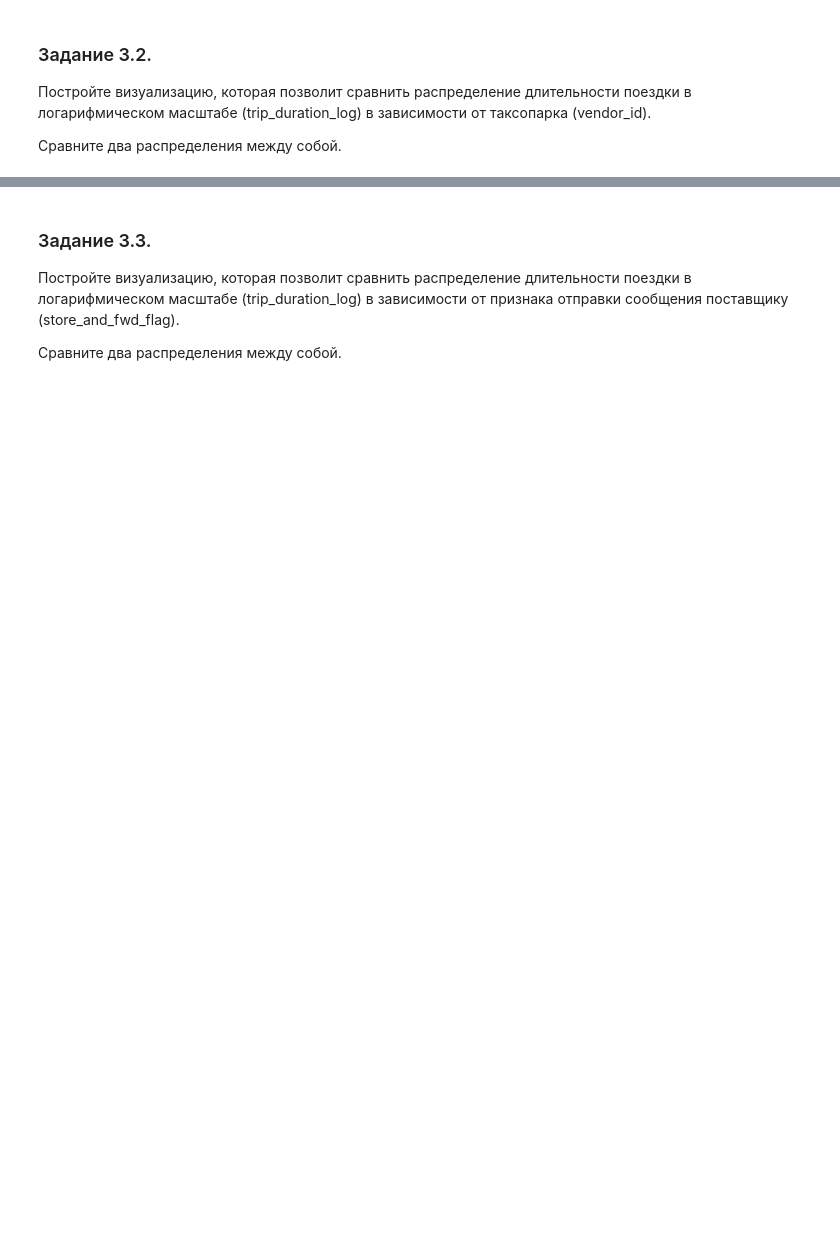
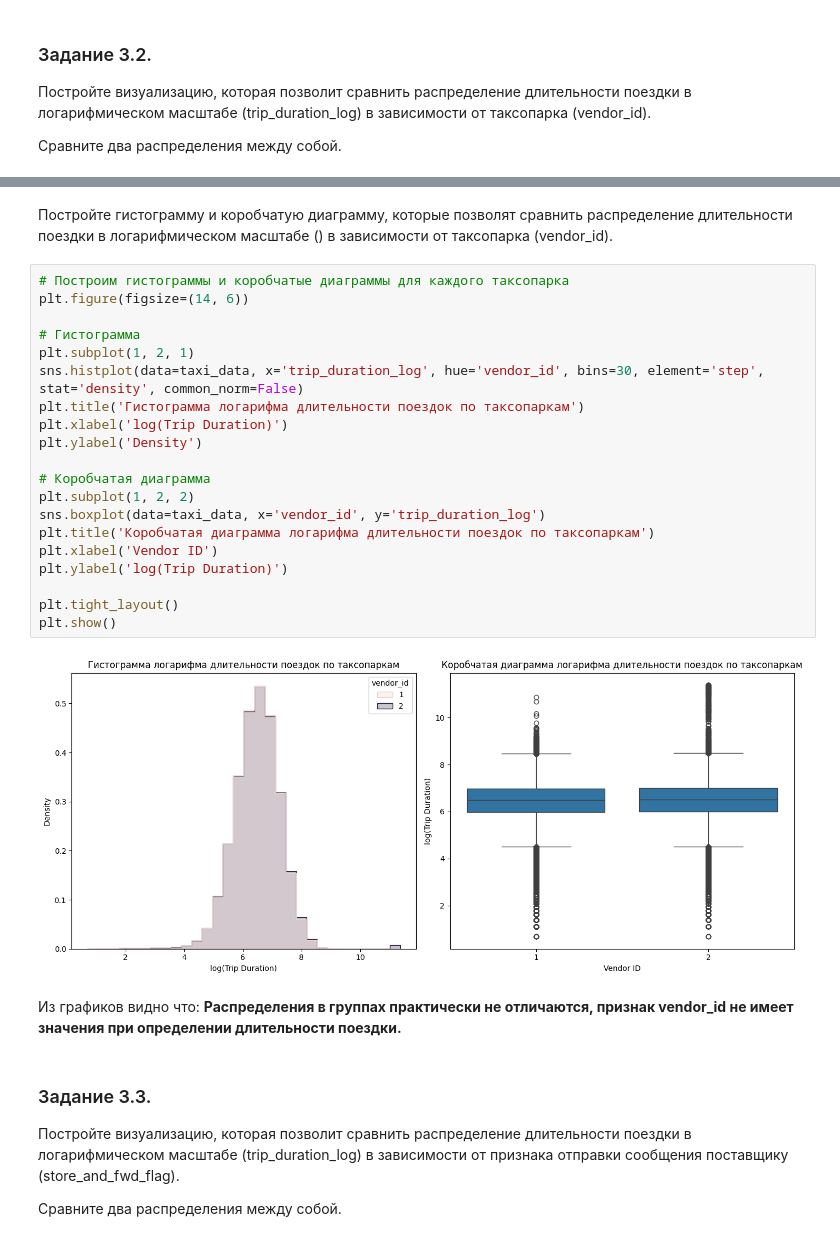
Before and after one commit to johnneon/PP_Team28_Taxi_Trip_Duration, a Jupyter notebook: PP_Team28.ipynb, the cells around one changed output, grey strips where cells are left out. Saved outputs shown, nothing was run; the diff lists cells and outputs as text; blank space fills up the shorter version.

```diff
--- a/PP_Team28.ipynb
+++ b/PP_Team28.ipynb
@@ -664,3 +764,30 @@ taxi_data['trip_duration_log'] = np.log(taxi_data['trip_duration']+1)
+# %% [markdown]
+Постройте гистограмму и коробчатую диаграмму, которые позволят сравнить распределение длительности поездки в логарифмическом масштабе () в зависимости от таксопарка (vendor_id).
+# %%
+# Построим гистограммы и коробчатые диаграммы для каждого таксопарка
+plt.figure(figsize=(14, 6))
+
+# Гистограмма
+plt.subplot(1, 2, 1)
+sns.histplot(data=taxi_data, x='trip_duration_log', hue='vendor_id', bins=30, element='step', stat='density', common_norm=False)
+plt.title('Гистограмма логарифма длительности поездок по таксопаркам')
+plt.xlabel('log(Trip Duration)')
+plt.ylabel('Density')
+
+# Коробчатая диаграмма
+plt.subplot(1, 2, 2)
+sns.boxplot(data=taxi_data, x='vendor_id', y='trip_duration_log')
+plt.title('Коробчатая диаграмма логарифма длительности поездок по таксопаркам')
+plt.xlabel('Vendor ID')
+plt.ylabel('log(Trip Duration)')
+
+plt.tight_layout()
+plt.show()
+# %% [output]
+[figure, added]
+# %% [markdown]
+Из графиков видно что:
+**Распределения в группах практически не отличаются, признак vendor_id не имеет значения при определении длительности поездки.**
 # %% [markdown]
 ### Задание 3.3.
 Постройте визуализацию, которая позволит сравнить распределение длительности поездки в логарифмическом масштабе (trip_duration_log) в зависимости от признака отправки сообщения поставщику (store_and_fwd_flag).
```
Also changed, not shown: parts of 70 cells of this notebook.
